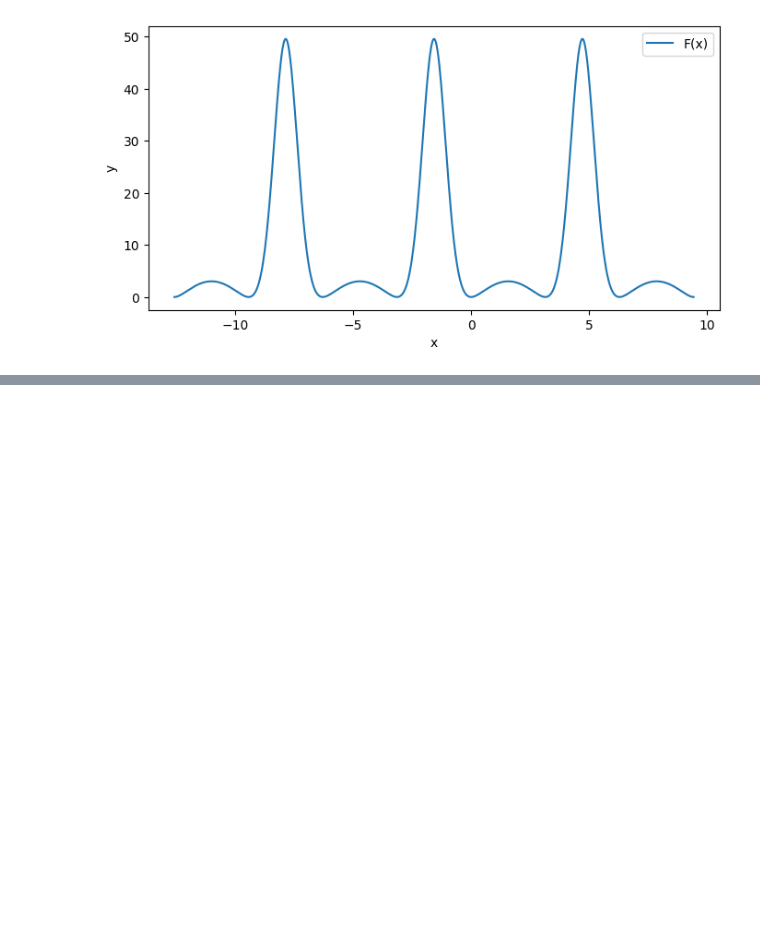
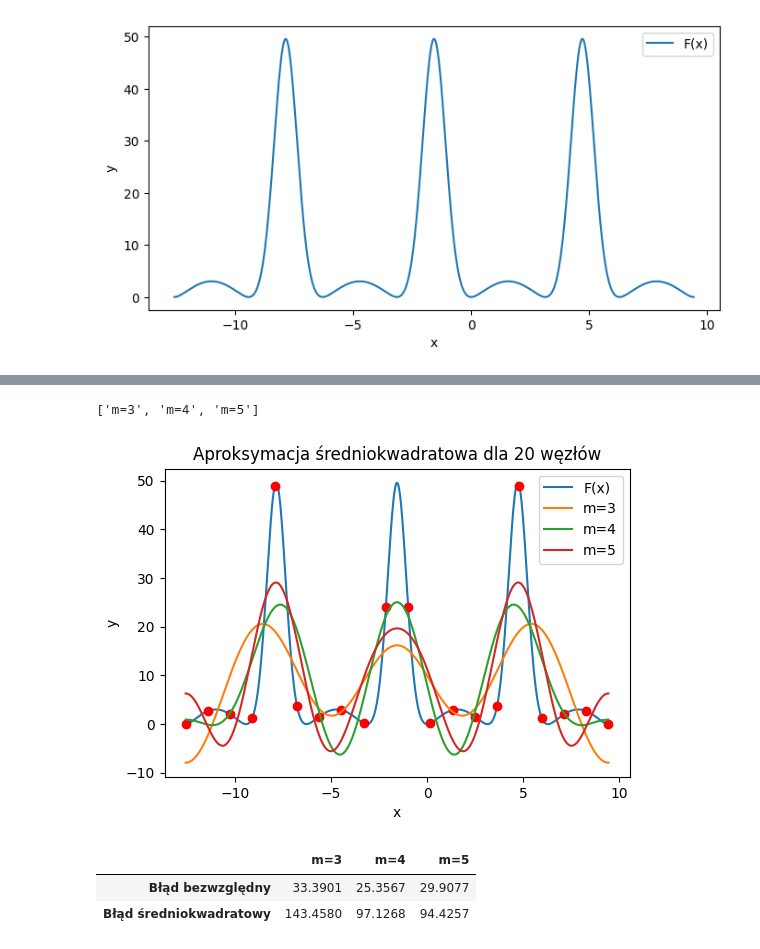
Before and after one commit to tomaszkurcon/mownit, a Jupyter notebook: lab_6/approximation_trigonometric.ipynb, the cells around one changed output, grey strips where cells are left out. Cells and saved outputs as stored; diff of their text form; code cells hidden in the pictures; blank space fills up the shorter version.

```diff
--- a/lab_6/approximation_trigonometric.ipynb
+++ b/lab_6/approximation_trigonometric.ipynb
@@ -123,0 +171,12 @@ display_approximation(f, a,b,n,m, trigonometric_approximation, labels=[],title=f
+# %%
+n=20
+m=[3,4,5]
+display_approximation(f, a,b,n,m, trigonometric_approximation, labels=[],title=f"Aproksymacja średniokwadratowa dla {n} węzłów"
+                                                           ,
+                      )
+# %% [output]
+['m=3', 'm=4', 'm=5']
+[figure, added]
+|  | m=3 | m=4 | m=5 |
+| Błąd bezwzględny | 33.3901 | 25.3567 | 29.9077 |
+| Błąd średniokwadratowy | 143.4580 | 97.1268 | 94.4257 |
```
Also changed, not shown: parts of 23 cells of this notebook, 1 other file.
